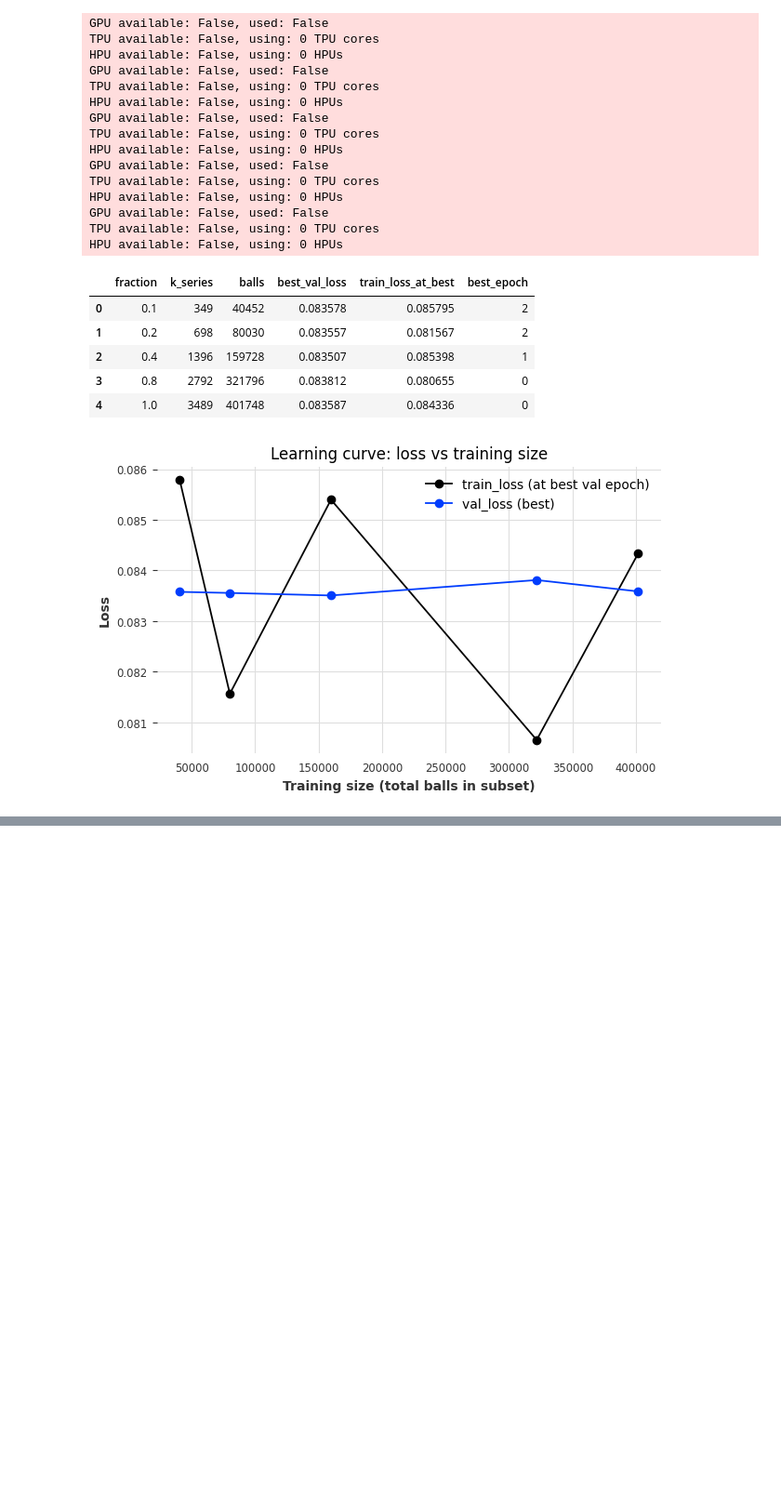
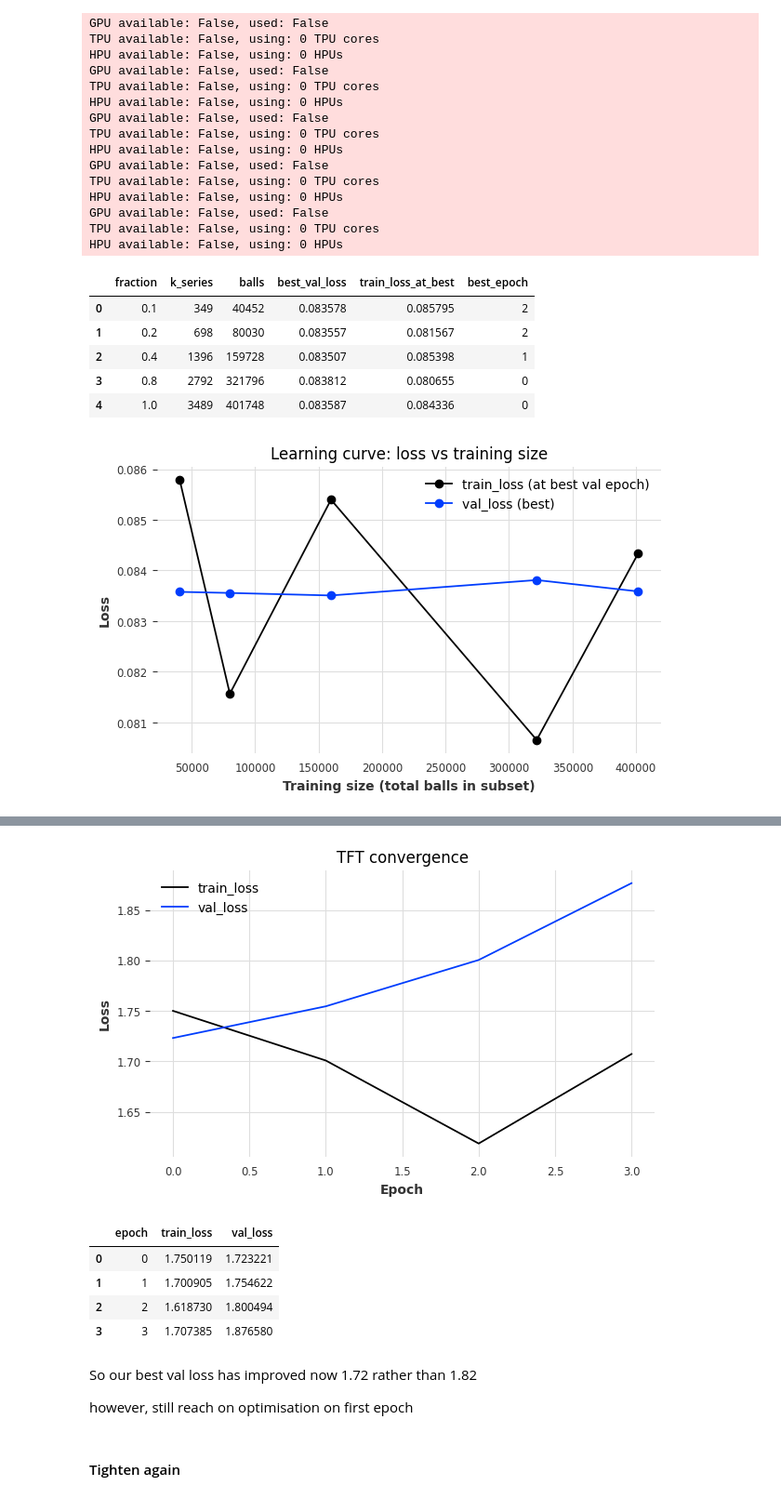
Before and after one commit to GBaugniet/cricketmodel, a Jupyter notebook: Cricket_Prediction_Model (4).ipynb, the cells around one changed output, grey strips where cells are left out. Shown at 93% size. Cells and saved outputs as stored; diff of their text form; code cells hidden in the pictures; blank space fills up the shorter version.

```diff
--- a/Cricket_Prediction_Model (4).ipynb
+++ b/Cricket_Prediction_Model (4).ipynb
@@ -2683,0 +2973,45 @@ HPU available: False, using: 0 HPUs
+# %%
+# Epoch convergence plot
+metrics_paths = glob.glob(os.path.join(csv_logger.log_dir, "metrics*.csv")) or \
+                glob.glob(os.path.join(csv_logger.log_dir, "metrics.csv"))
+assert metrics_paths, f"No metrics.csv found under {csv_logger.log_dir}"
+m = pd.read_csv(metrics_paths[0])
+
+# Lightning CSV formats vary; handle both wide and long formats
+if {"train_loss", "val_loss"}.issubset(m.columns):
+    loss_df = m[["epoch","train_loss","val_loss"]].groupby("epoch").last().reset_index()
+elif {"metric","value","epoch"}.issubset(m.columns):
+    loss_df = (m.pivot_table(index="epoch", columns="metric", values="value", aggfunc="last")
+                 .reset_index())
+    # some versions use 'loss' as training key
+    if "loss" in loss_df.columns and "train_loss" not in loss_df.columns:
+        loss_df = loss_df.rename(columns={"loss":"train_loss"})
+    assert "val_loss" in loss_df.columns and "train_loss" in loss_df.columns, \
+        f"Could not find train/val loss columns in {loss_df.columns.tolist()}"
+else:
+    raise RuntimeError("Unrecognised metrics.csv format")
+
+# 4) plot
+plt.figure(figsize=(7,4))
+plt.plot(loss_df["epoch"], loss_df["train_loss"], label="train_loss")
+plt.plot(loss_df["epoch"], loss_df["val_loss"],   label="val_loss")
+plt.xlabel("Epoch")
+plt.ylabel("Loss")
+plt.title("TFT convergence")
+plt.legend()
+plt.show()
+
+loss_df.tail(8)
+# %% [output]
+[figure, added]
+|  | epoch | train_loss | val_loss |
+| 0 | 0 | 1.750119 | 1.723221 |
+| 1 | 1 | 1.700905 | 1.754622 |
+| 2 | 2 | 1.618730 | 1.800494 |
+| 3 | 3 | 1.707385 | 1.876580 |
+# %% [markdown]
+So our best val loss has improved now 1.72 rather than 1.82
+
+however, still reach on optimisation on first epoch
+# %% [markdown]
+#### Tighten again
```
Also changed, not shown: parts of 50 cells of this notebook, 42 other files.
